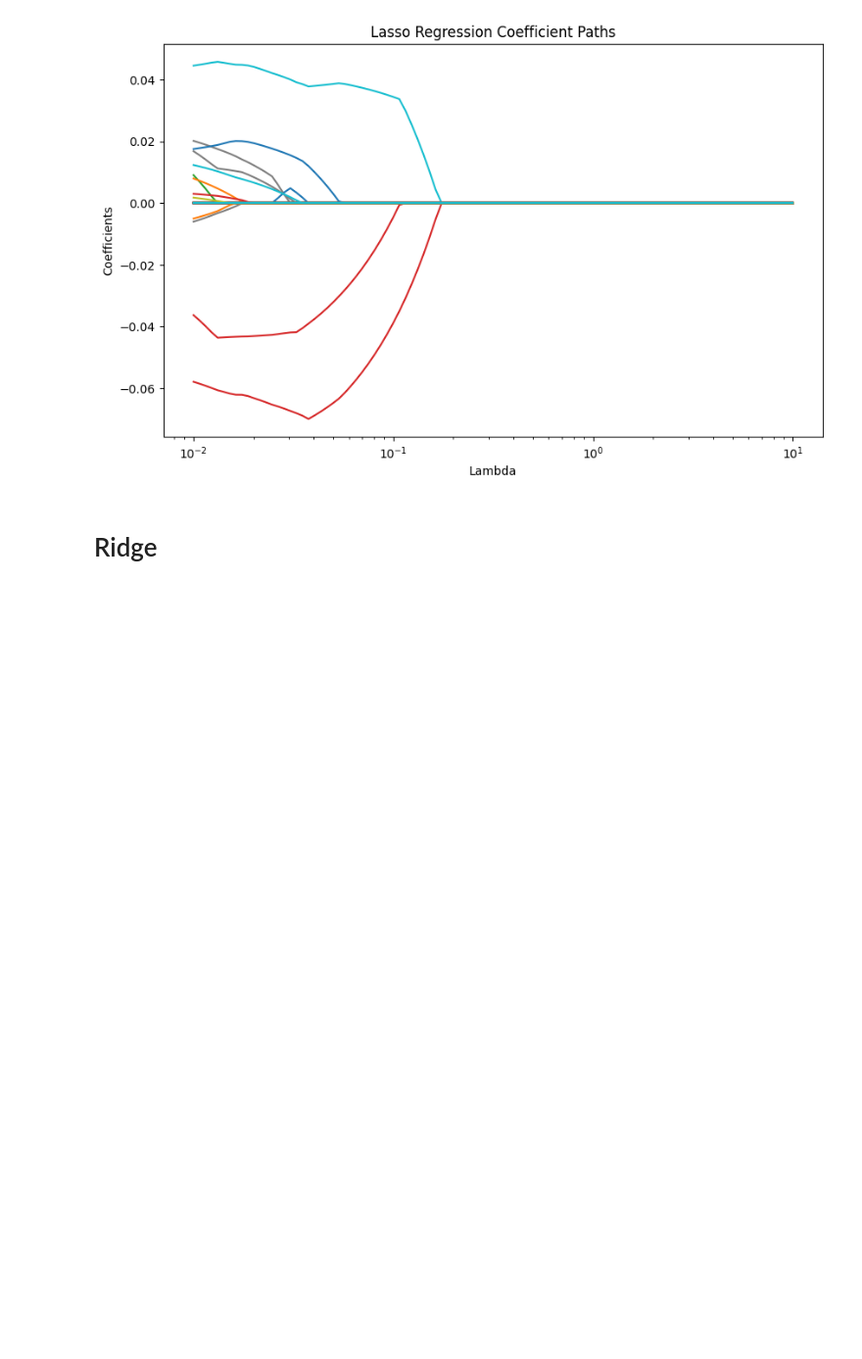
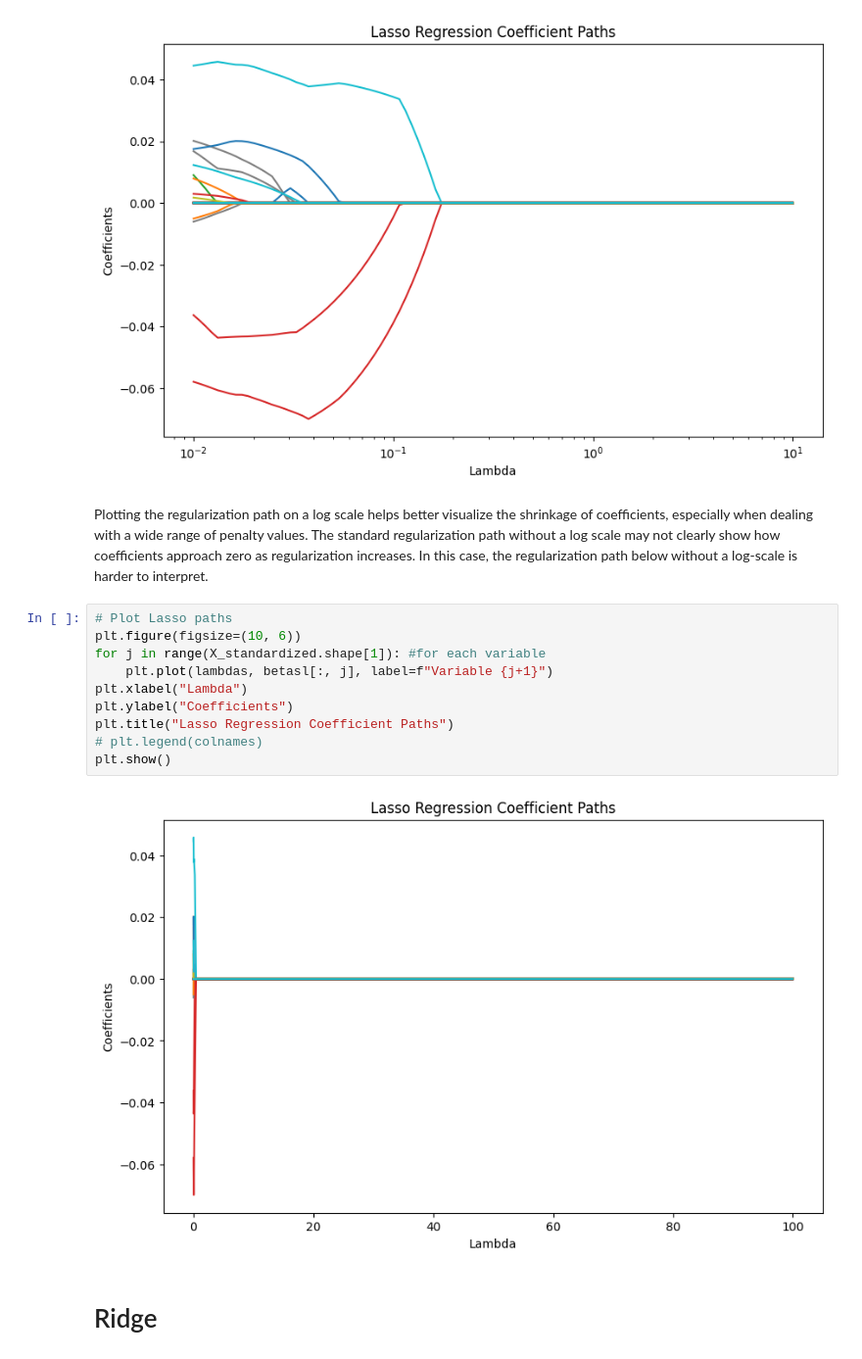
Before and after one commit to dimitris-markopoulos/CrimePredictor-ML, a Jupyter notebook: 2_ElasticNet.ipynb, the cells around one changed output. Shown at 98% size. Cells and saved outputs as stored; diff of their text form; blank space fills up the shorter version.

```diff
--- a/2_ElasticNet.ipynb
+++ b/2_ElasticNet.ipynb
@@ -135,6 +134,20 @@ plt.title("Lasso Regression Coefficient Paths")
 plt.show()
 # %% [output]
 [figure]
+# %% [markdown]
+Plotting the regularization path on a log scale helps better visualize the shrinkage of coefficients, especially when dealing with a wide range of penalty values. The standard regularization path without a log scale may not clearly show how coefficients approach zero as regularization increases.  In this case, the regularization path below without a log-scale is harder to interpret.
+# %%
+# Plot Lasso paths
+plt.figure(figsize=(10, 6))
+for j in range(X_standardized.shape[1]): #for each variable
+    plt.plot(lambdas, betasl[:, j], label=f"Variable {j+1}")
+plt.xlabel("Lambda")
+plt.ylabel("Coefficients")
+plt.title("Lasso Regression Coefficient Paths")
+# plt.legend(colnames)
+plt.show()
+# %% [output]
+[figure, added]
 # %% [markdown]
 # Ridge
 # %% [markdown]
```
Also changed, not shown: parts of 9 cells of this notebook.
